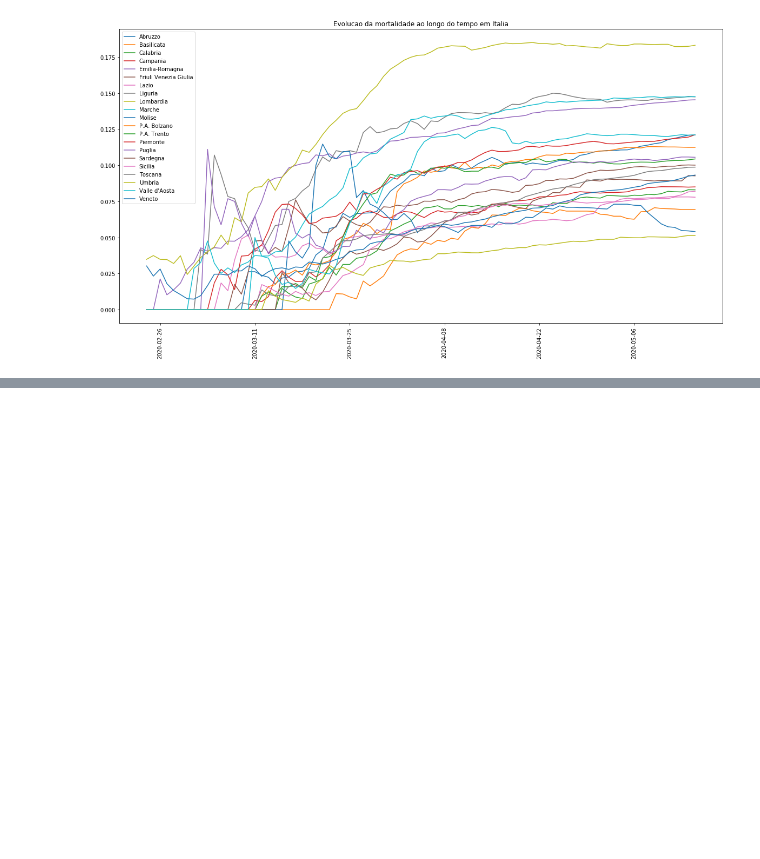
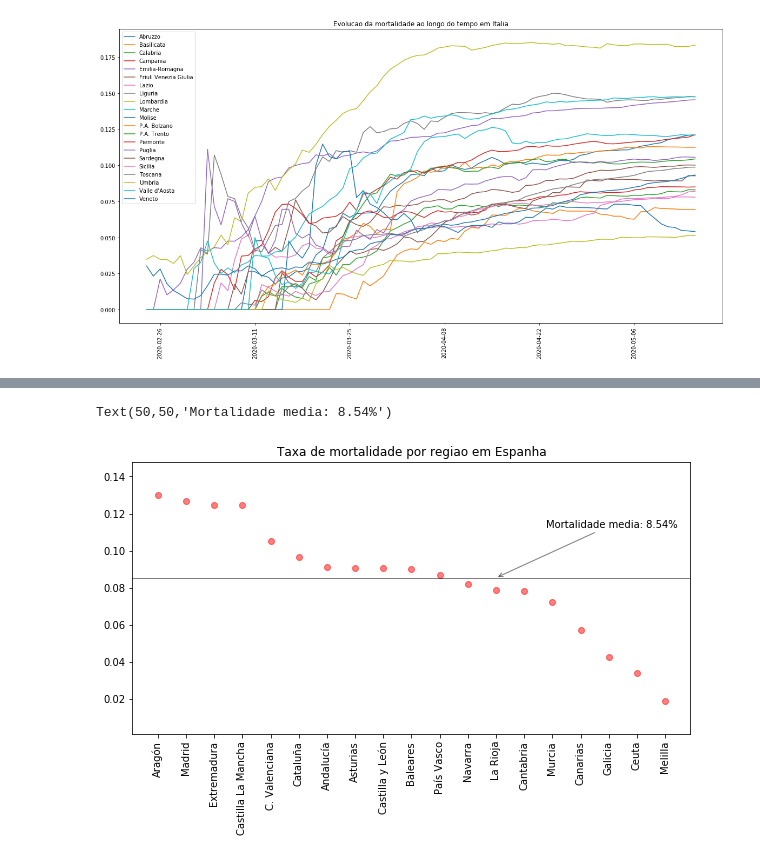
Before and after one commit to Tetra134/AA2-Grupo13, a Jupyter notebook: espanhaVSitalia.ipynb, the cells around one changed output, grey strips where cells are left out. Drawn from its saved outputs; the diff is of its cells as text; code cells hidden in the pictures; blank space fills up the shorter version.

```diff
--- a/espanhaVSitalia.ipynb
+++ b/espanhaVSitalia.ipynb
@@ -480,0 +497,24 @@ Text(998.875,0.5,'Relacao do total de mortes por 1000 habitantes')
+# %%
+short_df = df_es[df_es["DATE"] == max(df_es["DATE"])][["CCAA", "Mortality_rate"]].sort_values("Mortality_rate", ascending = False)
+x = short_df["CCAA"]
+y = short_df["Mortality_rate"]
+
+mean_y = np.mean(y)
+mean_y
+
+plt.figure(figsize = (10, 5))
+plt.scatter(x, y, c= "red", alpha = 0.5)
+plt.title("Taxa de mortalidade por regiao em Espanha")
+
+plt.xticks(rotation=90)
+plt.axhline(mean_y, c = "k", alpha = 0.5, lw = 1)
+plt.annotate('Mortalidade media: {}%'.format(round(mean_y*100, 2)),
+        xy=(12, mean_y),
+        xycoords='data',
+        xytext=(50, 50),
+        textcoords='offset points',
+        arrowprops=dict(arrowstyle="->", color = "k", alpha = 0.5),
+        color = "k")
+# %% [output]
+Text(50,50,'Mortalidade media: 8.54%')
+[figure, added]
```
Also changed, not shown: parts of 21 cells of this notebook.
